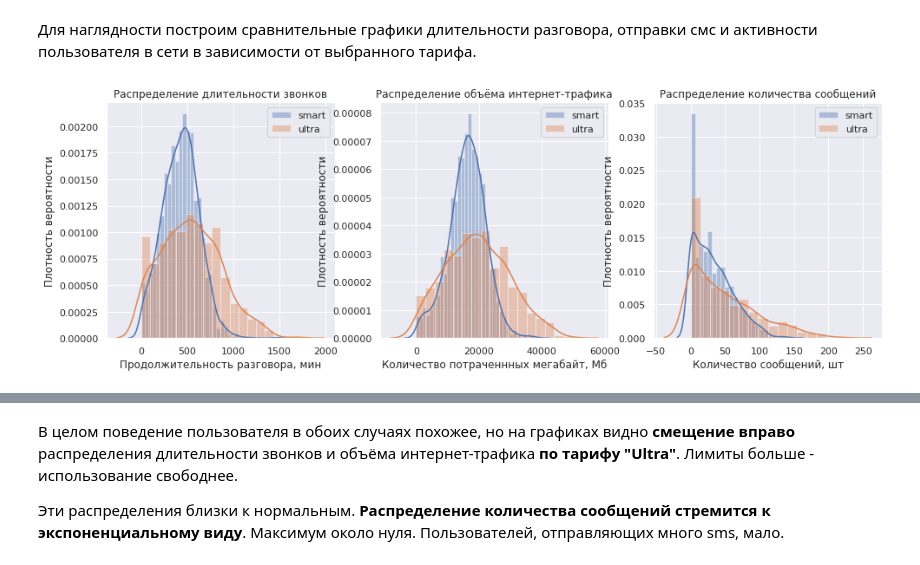
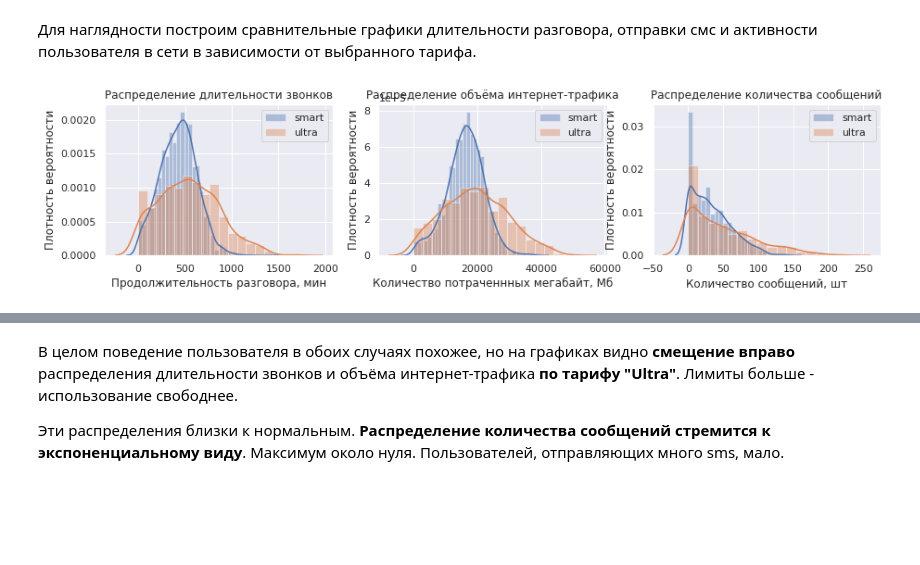
Before and after one commit to MourineRyabova/portfolio, a Jupyter notebook: telecom_statistics/perspective_tariff_telecom_statistic.ipynb, the cells around one changed output, grey strips where cells are left out. Cells and saved outputs as stored; diff of their text form; code cells hidden in the pictures; blank space fills up the shorter version.

```diff
--- a/telecom_statistics/perspective_tariff_telecom_statistic.ipynb
+++ b/telecom_statistics/perspective_tariff_telecom_statistic.ipynb
@@ -183,6 +152,7 @@ tariffs.head()
 | 0 | 50 | 15360 | 500 | 550 | 200 | ... |
 | 1 | 1000 | 30720 | 3000 | 1950 | 150 | ... |
 # %%
+users = pd.read_csv('/content/drive/MyDrive/Colab Notebooks/dataset_telecom/users.csv')
 #Объединяем таблицы по данным столбца с тарифом:
 users = users.merge(tariffs, on = 'tariff', how = 'left')
 users.head()
@@ -196,6 +166,7 @@ users.head()
 # %% [markdown]
 В таблице звонков есть строки с нулевой длительностью разговора. Вероятно, это сброшенные/ошибочные звонки. Посчитаем, сколько таких строк.     <a id="round"></a>
 # %%
+calls = pd.read_csv('/content/drive/MyDrive/Colab Notebooks/dataset_telecom/calls.csv')
 #Фильтруем звонки с нулевой длительностью:
 calls_0 = calls[calls['duration'] == 0]
 calls_part = len(calls_0)/len(calls)
@@ -242,6 +199,7 @@ display(calls_grouped.sample(5))
 # %% [markdown]
 Таким же образом округлим до целых мегабайт показатели интернет-трафика и сгруппируем данные по месяцам.
 # %%
+internet = pd.read_csv('/content/drive/MyDrive/Colab Notebooks/dataset_telecom/internet.csv')
 internet['mb_used_rounded'] = np.ceil(internet.mb_used).astype(int)
 #Удалим столбец, дублирующий индексы таблицы:
 internet = internet.drop(['Unnamed: 0'], axis = 1)
@@ -267,6 +220,7 @@ display(internet_grouped.sample(5))
 # %% [markdown]
 Аналогично сгруппируем данные по сообщениям.
 # %%
+messages = pd.read_csv('/content/drive/MyDrive/Colab Notebooks/dataset_telecom/messages.csv')
 messages['session_date'] = messages['message_date'].astype('datetime64[ns]')
 messages['month'] = pd.to_datetime(messages['message_date']).dt.strftime('%m %B')
 #Сгруппируем данные помесячно:
@@ -647,26 +422,27 @@ data.pivot_table(index='tariff',
 # %%
 #Строим гистограммы распределений ежемесячной длительности разговора, количества сообщений и объема интернет-трафика:
 #tariff = data['tariff']
 sns.set()
 fig,axes=plt.subplots(1,3)
+fig.set_size_inches(15, 3)
 for tariff in ['smart', 'ultra']:
   ax = sns.distplot(data.query('tariff == @tariff')['duration_rounded'], label = tariff, ax = axes[0])
   ax1 = sns.distplot(data.query('tariff == @tariff')['mb_used_rounded'], label = tariff, ax = axes[1])
   ax2 = sns.distplot(data.query('tariff == @tariff')['messages_number'], label = tariff, ax = axes[2])
 
 ax.set(title = "Распределение длительности звонков",
       xlabel = "Продолжительность разговора, мин",
       ylabel = "Плотность вероятности")
 ax1.set(title = "Распределение объёма интернет-трафика",
       xlabel = "Количество потраченнных мегабайт, Мб",
       ylabel = "Плотность вероятности")
 ax2.set(title = "Распределение количества сообщений",
       xlabel = "Количество сообщений, шт",
       ylabel = "Плотность вероятности")
 
 ax.legend()
 ax1.legend()
 ax2.legend()
 plt.show()
 # %% [output]
-[figure, old version]
+[figure, new version]
```
Also changed, not shown: parts of 50 cells of this notebook.
